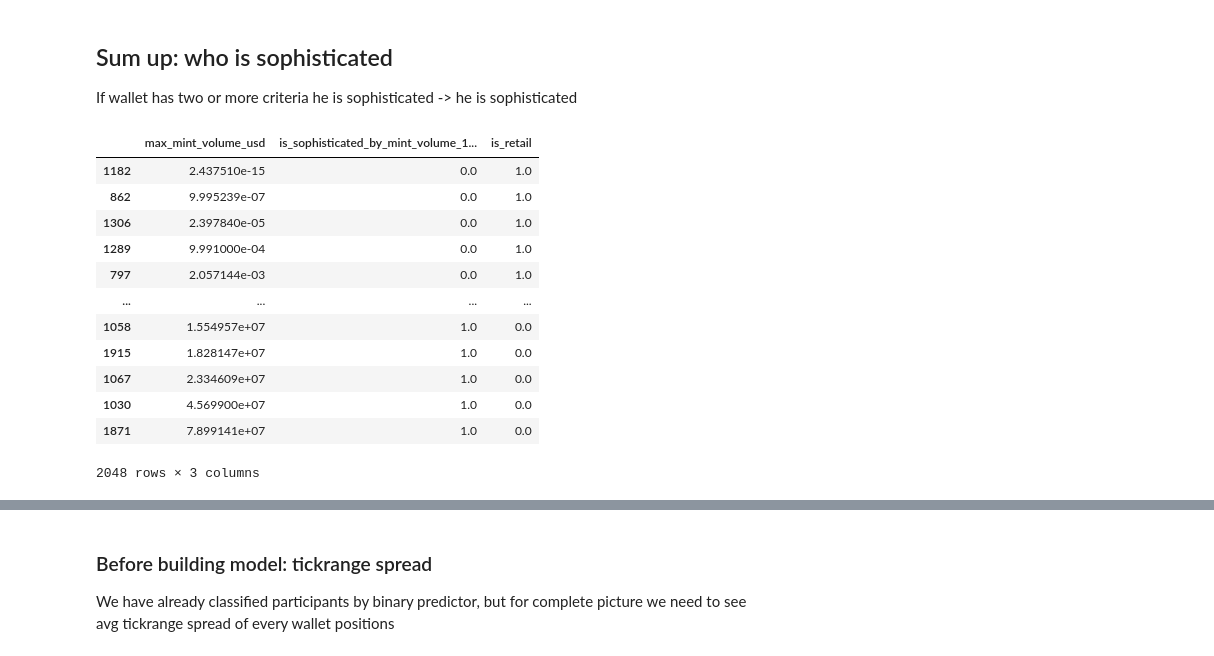
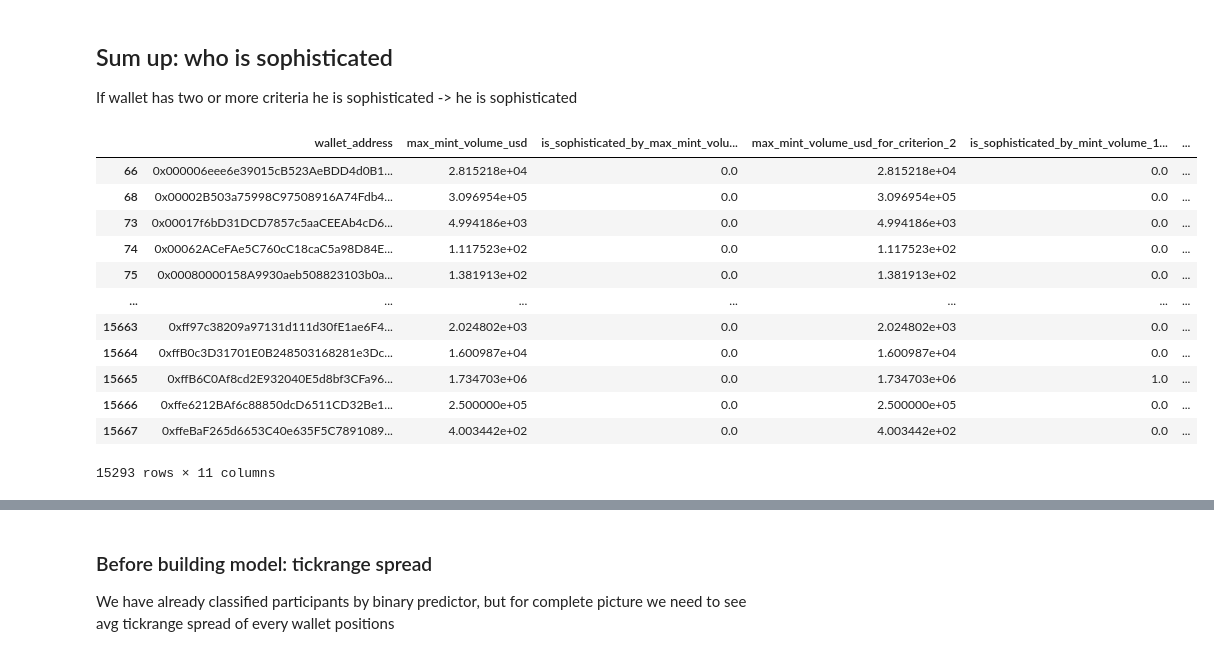
Before and after one commit to stryukovsky/go-backend-learn, a Jupyter notebook: analytics/UniswapV3.ipynb, the cells around one changed output, grey strips where cells are left out. Saved outputs shown, nothing was run; the diff lists cells and outputs as text; code cells hidden in the pictures.

```diff
--- a/analytics/UniswapV3.ipynb
+++ b/analytics/UniswapV3.ipynb
@@ -148,0 +149,13 @@ Currently cannot implement!!!
+# %%
+distinct_pool_interacted_count = df.groupby('wallet_address')['pool_address'].nunique().reset_index()
+distinct_pool_interacted_count.columns = ['wallet_address', 'distinct_pool_interacted_count']
+distinct_pool_interacted_count_percentile_95 = distinct_pool_interacted_count["distinct_pool_interacted_count"].quantile(0.95)
+print(f"95th percentile threshold: {distinct_pool_interacted_count_percentile_95:,.2f}")
+
+distinct_pool_interacted_count['is_sophisticated_by_distinct_pools_count'] = np.where(
+    distinct_pool_interacted_count['distinct_pool_interacted_count'] >= distinct_pool_interacted_count_percentile_95,
+    1,
+    0   # Bottom 95% (retail)
+)
+
+distinct_pool_interacted_count
@@ -187,31 +215,22 @@ If wallet has two or more criteria he is sophisticated -> he is sophisticated
 # %%
 merged = wallet_max_mint_volume_usd.merge(wallet_mint_volume_1_mln_usd, on="wallet_address", how="outer")
 merged = merged.merge(wallet_mint_txes_count, on="wallet_address", how="outer")
 merged = merged.merge(wallet_all_txes_count, on="wallet_address", how="outer")
+merged = merged.merge(distinct_pool_interacted_count, on="wallet_address", how="outer")
 cleaned = merged.dropna()
 
-is_sophisticated = cleaned.assign(
-    is_sophisticated=lambda x: (
-        x['is_sophisticated_by_max_mint_volume_usd'] +
-        x['is_sophisticated_by_mint_volume_usd'] +
-        x['is_sophisticated_by_mint_txes_count'] +
-        x['is_sophisticated_by_all_txes_count']
-    ) >= 1
-).astype(int)
-
-
-is_retail = is_sophisticated.assign(is_retail=lambda x: abs(x.is_sophisticated-1))
+cleaned
 # %% [output]
-|  | max_mint_volume_usd | is_sophisticated_by_mint_volume_1... | is_retail |
-| 1182 | 2.437510e-15 | 0.0 | 1.0 |
-| 862 | 9.995239e-07 | 0.0 | 1.0 |
-| 1306 | 2.397840e-05 | 0.0 | 1.0 |
-| 1289 | 9.991000e-04 | 0.0 | 1.0 |
-| 797 | 2.057144e-03 | 0.0 | 1.0 |
-| ... | ... | ... | ... |
-| 1058 | 1.554957e+07 | 1.0 | 0.0 |
-| 1915 | 1.828147e+07 | 1.0 | 0.0 |
-| 1067 | 2.334609e+07 | 1.0 | 0.0 |
-| 1030 | 4.569900e+07 | 1.0 | 0.0 |
-| 1871 | 7.899141e+07 | 1.0 | 0.0 |
+|  | wallet_address | max_mint_volume_usd | is_sophisticated_by_max_mint_volu... | max_mint_volume_usd_for_criterion_2 | is_sophisticated_by_mint_volume_1... | ... |
+| 66 | 0x000006eee6e39015cB523AeBDD4d0B1... | 2.815218e+04 | 0.0 | 2.815218e+04 | 0.0 | ... |
+| 68 | 0x00002B503a75998C97508916A74Fdb4... | 3.096954e+05 | 0.0 | 3.096954e+05 | 0.0 | ... |
+| 73 | 0x00017f6bD31DCD7857c5aaCEEAb4cD6... | 4.994186e+03 | 0.0 | 4.994186e+03 | 0.0 | ... |
+| 74 | 0x00062ACeFAe5C760cC18caC5a98D84E... | 1.117523e+02 | 0.0 | 1.117523e+02 | 0.0 | ... |
+| 75 | 0x00080000158A9930aeb508823103b0a... | 1.381913e+02 | 0.0 | 1.381913e+02 | 0.0 | ... |
+| ... | ... | ... | ... | ... | ... | ... |
+| 15663 | 0xff97c38209a97131d111d30fE1ae6F4... | 2.024802e+03 | 0.0 | 2.024802e+03 | 0.0 | ... |
+| 15664 | 0xffB0c3D31701E0B248503168281e3Dc... | 1.600987e+04 | 0.0 | 1.600987e+04 | 0.0 | ... |
+| 15665 | 0xffB6C0Af8cd2E932040E5d8bf3CFa96... | 1.734703e+06 | 0.0 | 1.734703e+06 | 1.0 | ... |
+| 15666 | 0xffe6212BAf6c88850dcD6511CD32Be1... | 2.500000e+05 | 0.0 | 2.500000e+05 | 0.0 | ... |
+| 15667 | 0xffeBaF265d6653C40e635F5C7891089... | 4.003442e+02 | 0.0 | 4.003442e+02 | 0.0 | ... |
-2048 rows × 3 columns
+15293 rows × 11 columns
```
Also changed, not shown: parts of 12 cells of this notebook.
